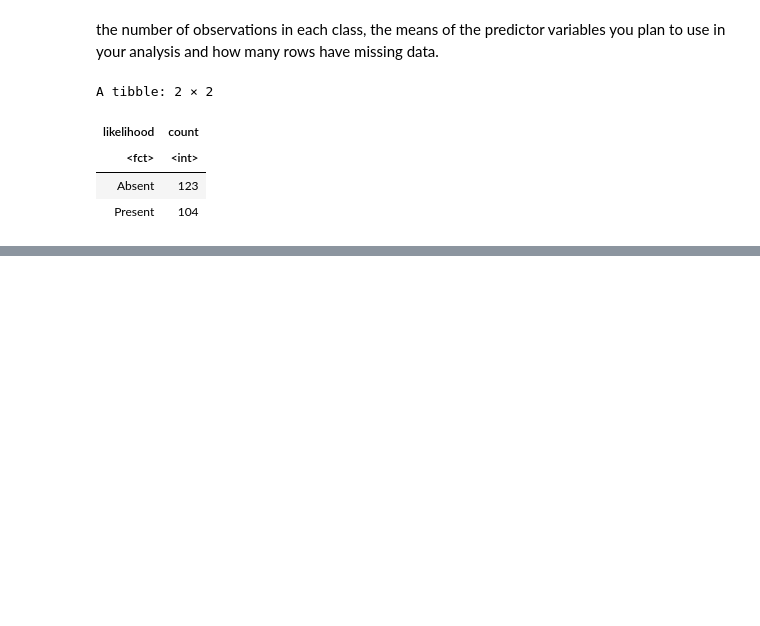
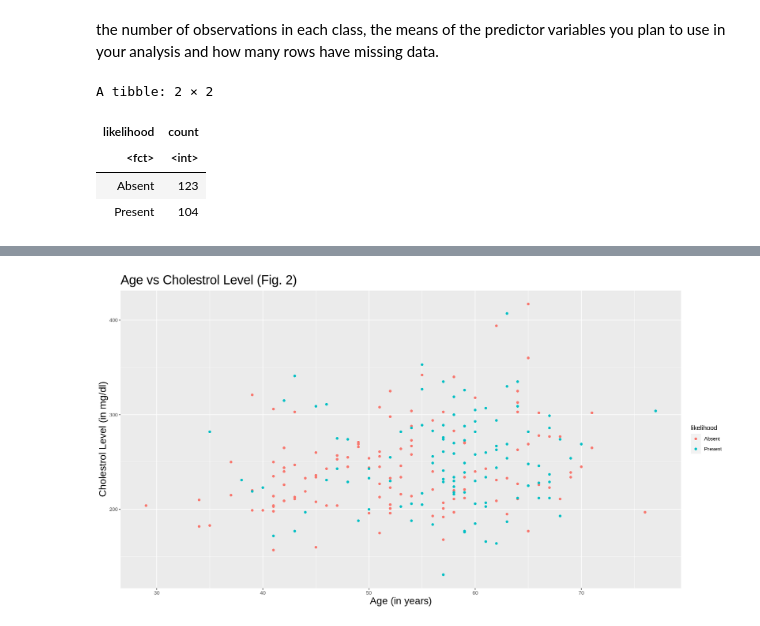
Before and after one commit to VivaanWadhwa/Heart_Disease_Prediction, a Jupyter notebook: Tidy_Data.ipynb, the cells around one changed output, grey strips where cells are left out. Saved outputs shown, nothing was run; the diff lists cells and outputs as text; code cells hidden in the pictures; blank space fills up the shorter version.

```diff
--- a/Tidy_Data.ipynb
+++ b/Tidy_Data.ipynb
@@ -112,0 +121,15 @@ A tibble: 1 × 3
+# %%
+##Age vs Cholestrol Level, coloured by likelihood
+
+age_v_chol_plot <- data_train |>
+                ggplot(aes(x = age, y = cholestrol, color = likelihood)) +
+                geom_point() +
+                xlab("Age (in years)") +
+                ylab("Cholestrol Level (in mg/dl)") +
+                ggtitle("Age vs Cholestrol Level (Fig. 2)") +
+                theme(plot.title = element_text(size=22),
+                     axis.title = element_text(size=17))
+
+age_v_chol_plot
+# %% [output]
+[figure, added]
```
Also changed, not shown: parts of 5 cells of this notebook, 1 other file.
